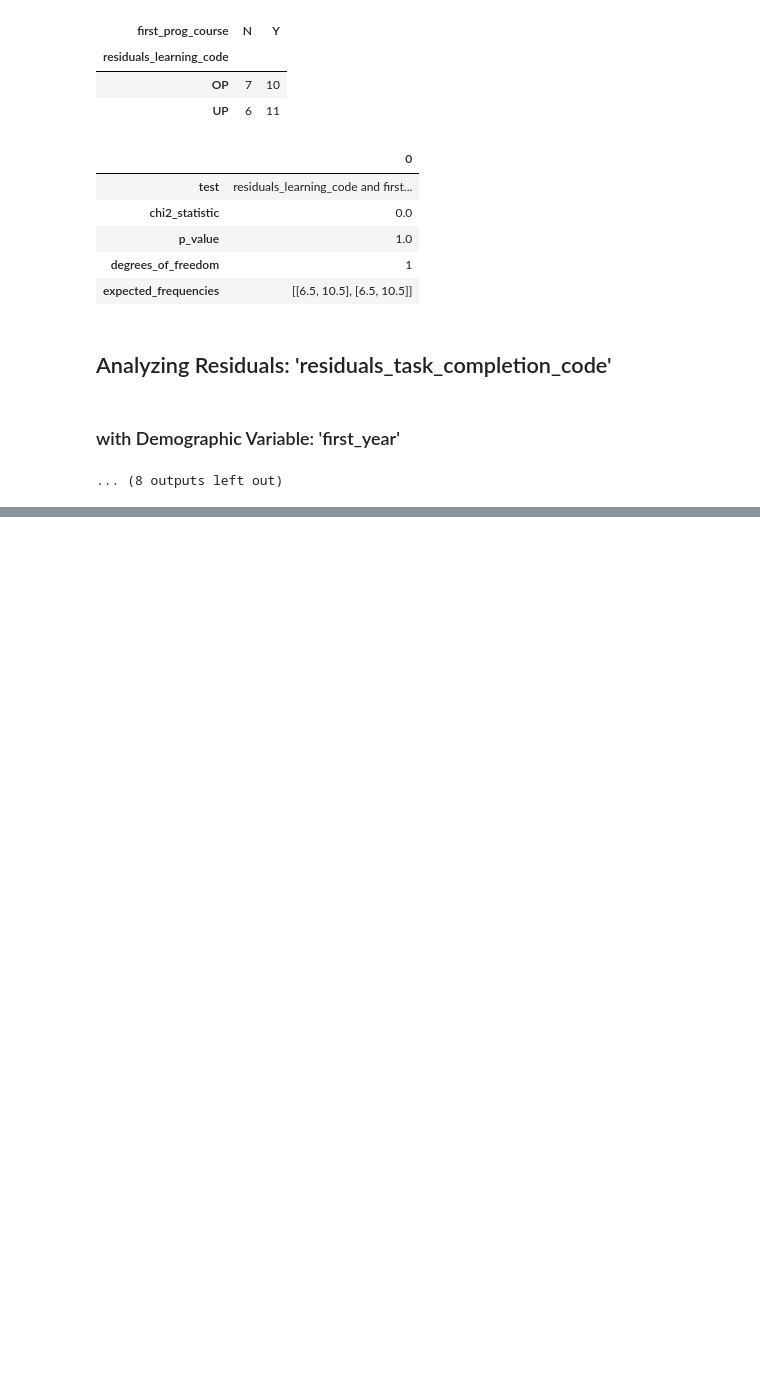
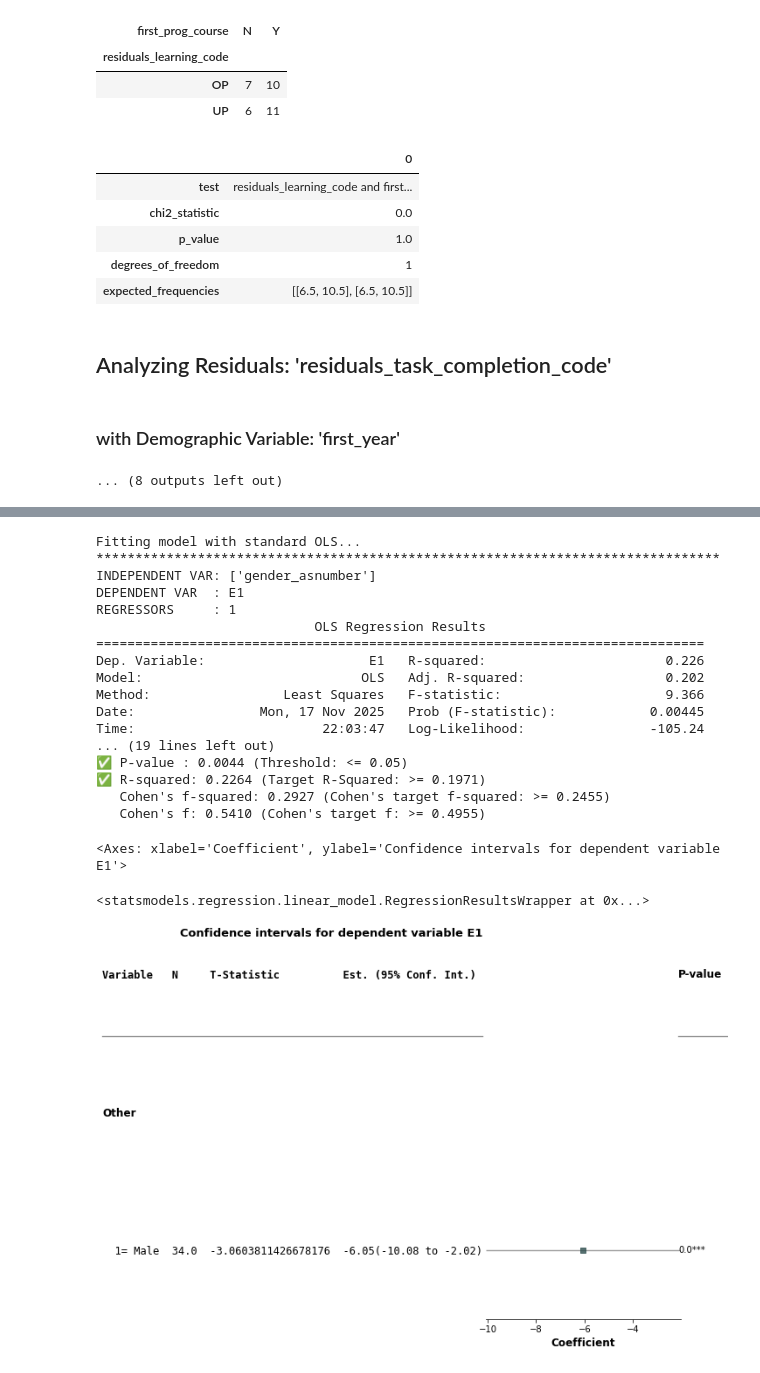
Before and after one commit to mafudge/dps-thesis, a Jupyter notebook: code/4.3b-research_question_2.ipynb, the cells around one changed output, grey strips where cells are left out. Cells and saved outputs as stored; diff of their text form; code cells hidden in the pictures; blank space fills up the shorter version.

```diff
--- a/code/4.3b-research_question_2.ipynb
+++ b/code/4.3b-research_question_2.ipynb
@@ -169,11 +166,12 @@ Finally, based on the median residual value from the treatment group, we will cr
     UP = Under-Predicted (residual below median)
     OP = Over-Predicted (residual above median)
 # %%
-dataset
 
 # only in the treatment group and only survey_done == 'Y'
 dataset2 = dataset[(dataset['control_treatment_asnumber'] == 1) & (dataset['survey_done'] == 'Y') & (dataset['gender_asnumber']<2.0)].copy()
-dataset2['residuals_learning_code'] =dataset2['residuals_learning'].apply(lambda x: 'OP' if x > dataset2['residuals_learning'].median() else 'UP')
-dataset2['residuals_task_completion_code'] =dataset2['residuals_task_completion'].apply(lambda x: 'OP' if x > dataset2['residuals_task_completion'].median() else 'UP')
+l_resid =  dataset2['residuals_learning'].median()
+tc_resid = dataset2['residuals_task_completion'].median()
+dataset2['residuals_learning_code'] =dataset2['residuals_learning'].apply(lambda x: 'OP' if x > l_resid else 'UP')
+dataset2['residuals_task_completion_code'] =dataset2['residuals_task_completion'].apply(lambda x: 'OP' if x > tc_resid else 'UP')
 # %%
 ### Data Engineering
@@ -248,0 +285,26 @@ with Demographic Variable: 'first_year'
+# %%
+ind_vars = ['gender_asnumber']
+dep_var = "E1"
+
+linear_regression_analysis(dataset2, ind_vars, dep_var)
+# %% [output]
+Fitting model with standard OLS...
+********************************************************************************
+INDEPENDENT VAR: ['gender_asnumber']
+DEPENDENT VAR  : E1
+REGRESSORS     : 1
+                            OLS Regression Results
+==============================================================================
+Dep. Variable:                     E1   R-squared:                       0.226
+Model:                            OLS   Adj. R-squared:                  0.202
+Method:                 Least Squares   F-statistic:                     9.366
+Date:                Mon, 17 Nov 2025   Prob (F-statistic):            0.00445
+Time:                        22:03:47   Log-Likelihood:                -105.24
+... (19 lines left out)
+✅ P-value : 0.0044 (Threshold: <= 0.05)
+✅ R-squared: 0.2264 (Target R-Squared: >= 0.1971)
+   Cohen's f-squared: 0.2927 (Cohen's target f-squared: >= 0.2455)
+   Cohen's f: 0.5410 (Cohen's target f: >= 0.4955)
+<Axes: xlabel='Coefficient', ylabel='Confidence intervals for dependent variable E1'>
+<statsmodels.regression.linear_model.RegressionResultsWrapper at 0x...>
+[figure, added]
```
Also changed, not shown: parts of 13 cells of this notebook, 54 other files.
